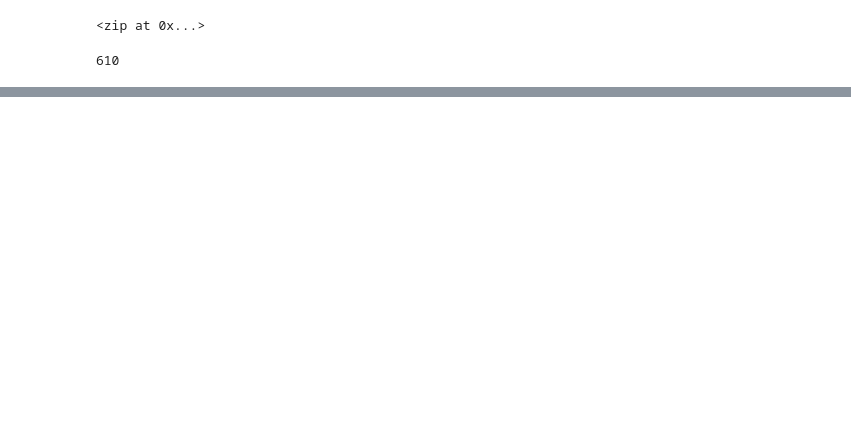
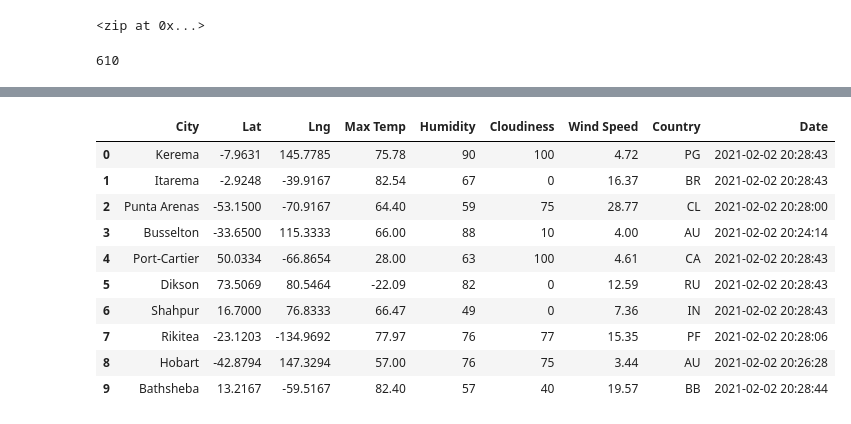
Before and after one commit to timmyclean/World_Weather_Analysis, a Jupyter notebook: WheatherPy.ipynb, the cells around one changed output, grey strips where cells are left out. Saved outputs shown, nothing was run; the diff lists cells and outputs as text; code cells hidden in the pictures; blank space fills up the shorter version.

```diff
--- a/WheatherPy.ipynb
+++ b/WheatherPy.ipynb
@@ -5,0 +11,4 @@ import numpy as np
+# %%
+# Starting URL for Weather Map API Call.6.2.3
+url = "http://api.openweathermap.org/data/2.5/weather?units=Imperial&APPID=" + weather_api_key
+print(url)
@@ -33,0 +136,16 @@ len(cities)
+# %%
+# Convert the array of dictionaries to a Pandas DataFrame. 6.2.7
+city_data_df = pd.DataFrame(city_data)
+city_data_df.head(10)
+# %% [output]
+|  | City | Lat | Lng | Max Temp | Humidity | Cloudiness | Wind Speed | Country | Date |
+| 0 | Kerema | -7.9631 | 145.7785 | 75.78 | 90 | 100 | 4.72 | PG | 2021-02-02 20:28:43 |
+| 1 | Itarema | -2.9248 | -39.9167 | 82.54 | 67 | 0 | 16.37 | BR | 2021-02-02 20:28:43 |
+| 2 | Punta Arenas | -53.1500 | -70.9167 | 64.40 | 59 | 75 | 28.77 | CL | 2021-02-02 20:28:00 |
+| 3 | Busselton | -33.6500 | 115.3333 | 66.00 | 88 | 10 | 4.00 | AU | 2021-02-02 20:24:14 |
+| 4 | Port-Cartier | 50.0334 | -66.8654 | 28.00 | 63 | 100 | 4.61 | CA | 2021-02-02 20:28:43 |
+| 5 | Dikson | 73.5069 | 80.5464 | -22.09 | 82 | 0 | 12.59 | RU | 2021-02-02 20:28:43 |
+| 6 | Shahpur | 16.7000 | 76.8333 | 66.47 | 49 | 0 | 7.36 | IN | 2021-02-02 20:28:43 |
+| 7 | Rikitea | -23.1203 | -134.9692 | 77.97 | 76 | 77 | 15.35 | PF | 2021-02-02 20:28:06 |
+| 8 | Hobart | -42.8794 | 147.3294 | 57.00 | 76 | 75 | 3.44 | AU | 2021-02-02 20:26:28 |
+| 9 | Bathsheba | 13.2167 | -59.5167 | 82.40 | 57 | 40 | 19.57 | BB | 2021-02-02 20:28:44 |
```
Also changed, not shown: parts of 6 cells of this notebook, 3 other files.
